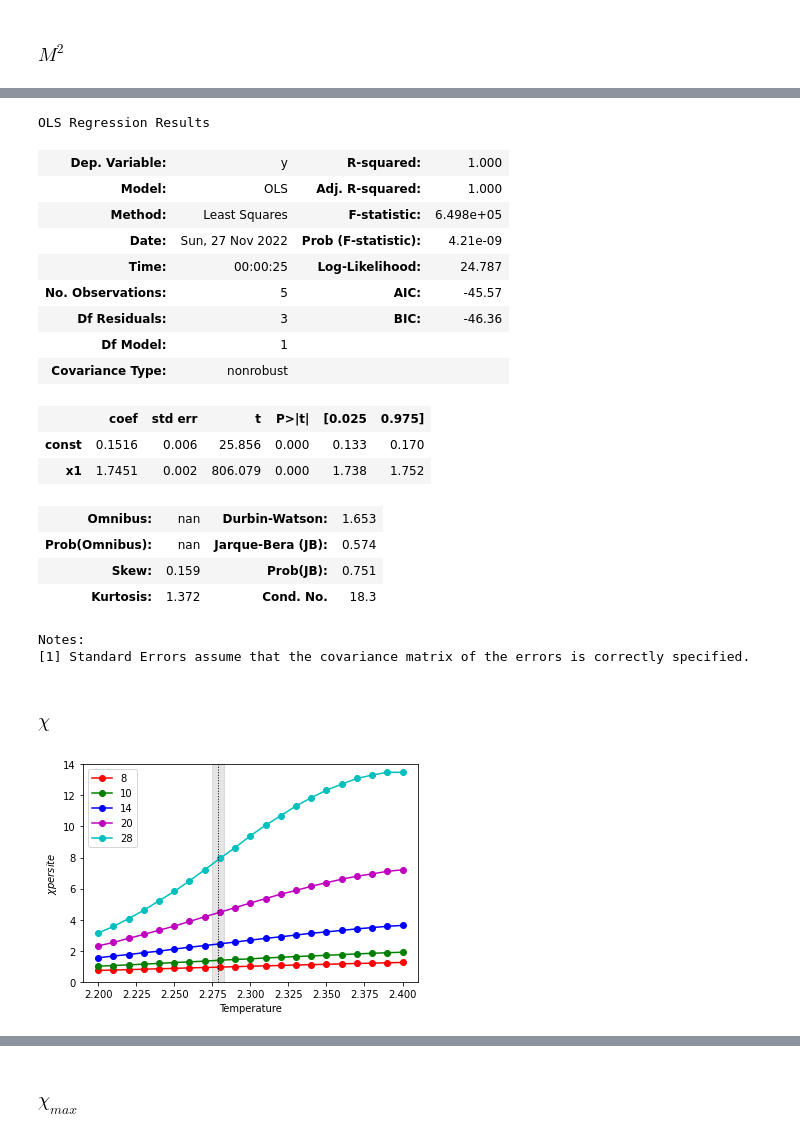
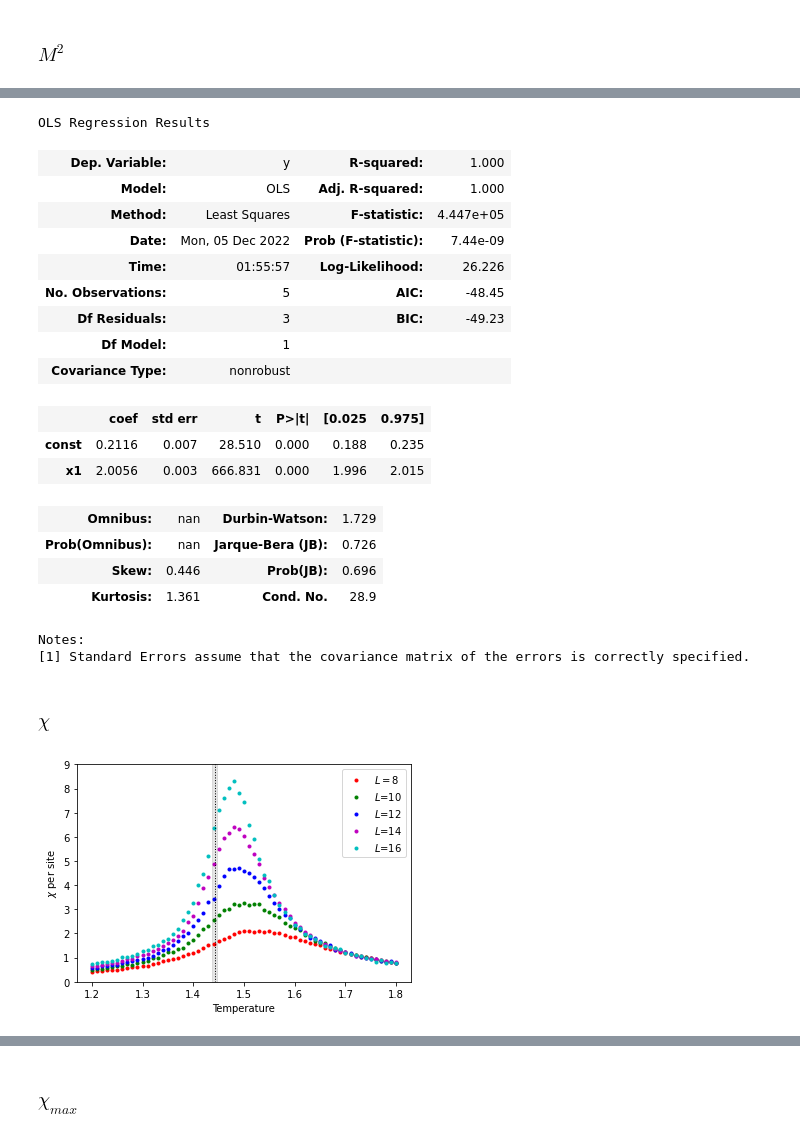
Before and after one commit to jdOchoa2/Heisenberg-Model-3D, a Jupyter notebook: FSS.ipynb, the cells around one changed output, grey strips where cells are left out. Saved outputs shown, nothing was run; the diff lists cells and outputs as text; code cells hidden in the pictures.

```diff
--- a/FSS.ipynb
+++ b/FSS.ipynb
@@ -11,0 +10,7 @@ G2_28 = np.loadtxt("./Data/G2-28.txt", dtype=float)
+# %%
+#Reads and saves the data
+D8 = np.loadtxt("./Data/Data8.txt", dtype=float)
+D10 = np.loadtxt("./Data/Data10.txt", dtype=float)
+D12 = np.loadtxt("./Data/Data12.txt", dtype=float)
+D14 = np.loadtxt("./Data/Data14.txt", dtype=float)
+D16 = np.loadtxt("./Data/Data16.txt", dtype=float)
@@ -80,0 +58,2 @@ def search_intersection(A,B,T):
+# %%
+T = 1/D8[:,0]
@@ -535,49 +654,50 @@ for Y in lines_M2:
 # %%
-LM2 = np.array(np.log(M2))
-modelM2 = sm.OLS(LM2,Llengths)
+Log_M2 = np.array(np.log(M2_c))
+modelM2 = sm.OLS(Log_M2,Log_lengths)
 resultM2 = modelM2.fit()
 resultM2.summary()
 # %% [output]
 OLS Regression Results
 | Dep. Variable: | y | R-squared: | 1.000 |
 | Model: | OLS | Adj. R-squared: | 1.000 |
-| Method: | Least Squares | F-statistic: | 6.498e+05 |
-| Date: | Sun, 27 Nov 2022 | Prob (F-statistic): | 4.21e-09 |
-| Time: | 00:00:25 | Log-Likelihood: | 24.787 |
-| No. Observations: | 5 | AIC: | -45.57 |
-| Df Residuals: | 3 | BIC: | -46.36 |
+| Method: | Least Squares | F-statistic: | 4.447e+05 |
+| Date: | Mon, 05 Dec 2022 | Prob (F-statistic): | 7.44e-09 |
+| Time: | 01:55:57 | Log-Likelihood: | 26.226 |
+| No. Observations: | 5 | AIC: | -48.45 |
+| Df Residuals: | 3 | BIC: | -49.23 |
 | Df Model: | 1 |  |  |
 | Covariance Type: | nonrobust |  |  |
 |  | coef | std err | t | P>|t| | [0.025 | 0.975] |
-| const | 0.1516 | 0.006 | 25.856 | 0.000 | 0.133 | 0.170 |
-| x1 | 1.7451 | 0.002 | 806.079 | 0.000 | 1.738 | 1.752 |
+| const | 0.2116 | 0.007 | 28.510 | 0.000 | 0.188 | 0.235 |
+| x1 | 2.0056 | 0.003 | 666.831 | 0.000 | 1.996 | 2.015 |
-| Omnibus: | nan | Durbin-Watson: | 1.653 |
-| Prob(Omnibus): | nan | Jarque-Bera (JB): | 0.574 |
-| Skew: | 0.159 | Prob(JB): | 0.751 |
-| Kurtosis: | 1.372 | Cond. No. | 18.3 |
+| Omnibus: | nan | Durbin-Watson: | 1.729 |
+| Prob(Omnibus): | nan | Jarque-Bera (JB): | 0.726 |
+| Skew: | 0.446 | Prob(JB): | 0.696 |
+| Kurtosis: | 1.361 | Cond. No. | 28.9 |
 Notes:
 [1] Standard Errors assume that the covariance matrix of the errors is correctly specified.
 # %% [markdown]
 ### $\chi$
 # %%
-G1_8[:,4] = G1_8[:,4]/ 8**2
-G1_10[:,4] =G1_10[:,4]/ 10**2
-G1_14[:,4] =G1_14[:,4]/ 14**2
-G1_20[:,4] =G1_20[:,4]/ 20**2
-G1_28[:,4] =G1_28[:,4]/ 28**2
+#χ square per site
+χpS8  = D8[: ,7]/ 8**3
+χpS10 = D10[:,7]/10**3
+χpS12 = D12[:,7]/12**3
+χpS14 = D14[:,7]/14**3
+χpS16 = D16[:,7]/16**3
 # %%
-plt.plot(G1_8[:,0],G1_8[:,4],"ro-",
-         G1_8[:,0],G1_10[:,4],"go-",
-         G1_8[:,0],G1_14[:,4],"bo-",
-         G1_8[:,0],G1_20[:,4],"mo-",
-         G1_8[:,0],G1_28[:,4],"co-")
-plt.ylabel(r'$\chi per site$')
+plt.plot(T,χpS8,"ro",
+         T,χpS10,"go",
+         T,χpS12,"bo",
+         T,χpS14,"mo",
+         T,χpS16,"co",markersize=3)
+plt.ylabel(r'$\chi$ per site')
 plt.xlabel('Temperature')
-plt.legend(['8',"10","14","20","28"])
-plt.axvline(x = 2.279, color = 'k',ls=':', lw=1)
-plt.fill_between([2.275,2.283], [520,520],alpha=0.1,color="k")
-plt.ylim(0,14)
-plt.savefig('chiPer.png', dpi=200, bbox_inches='tight')
+plt.legend([r'$L=8$',r"$L$=10",r"$L$=12",r"$L$=14",r"$L$=16"])
+plt.axvline(x = 1.442, color = 'k',ls=':', lw=1)
+plt.fill_between([1.437,1.447], [9,9],alpha=0.1,color="k")
+plt.ylim(0,9)
+plt.savefig('./Figures/chiPer.png', dpi=200, bbox_inches='tight')
 # %% [output]
-[figure, old version]
+[figure, new version]
 # %%
```
Also changed, not shown: parts of 95 cells of this notebook, 30 other files.
